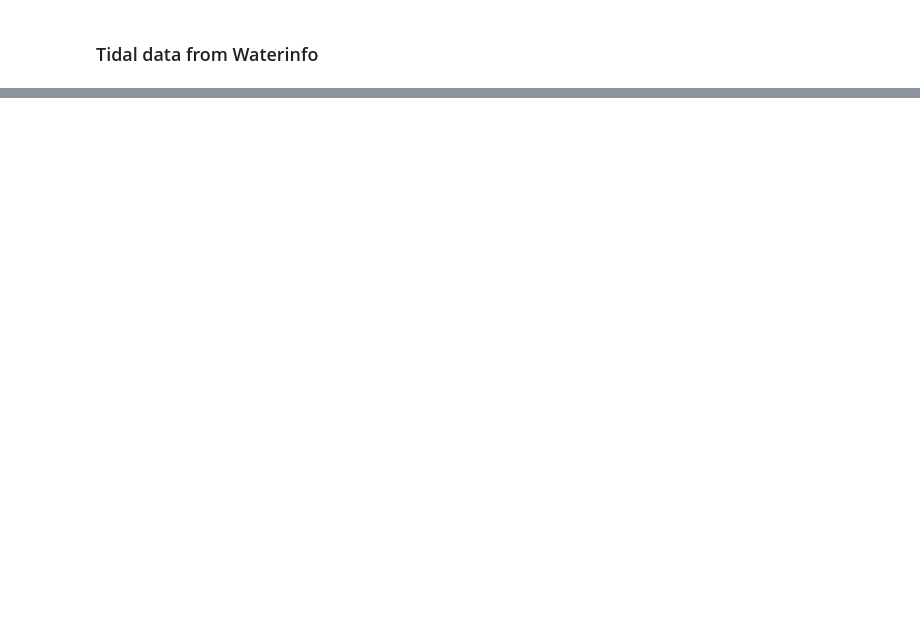
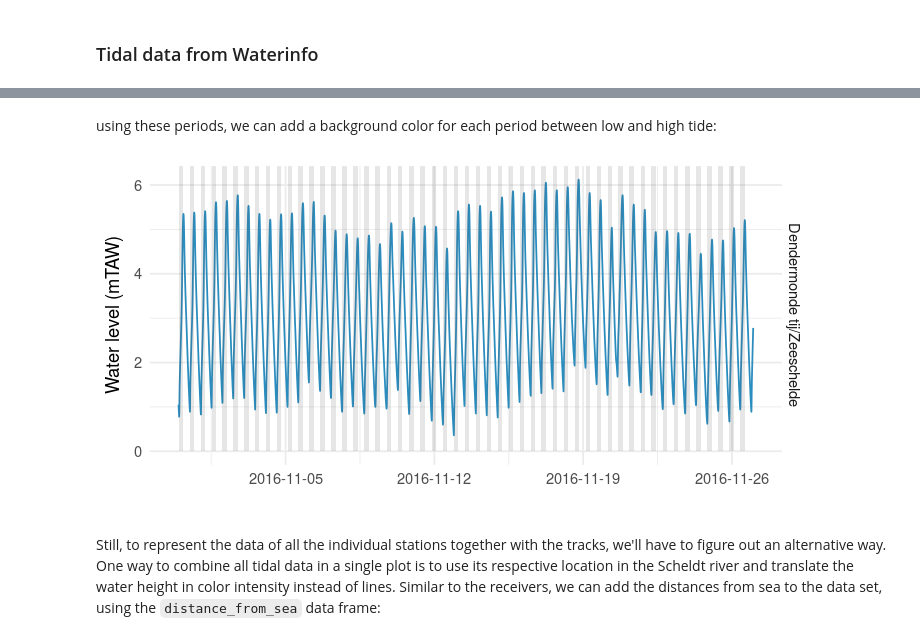
Before and after one commit to inbo/oscibio, a Jupyter notebook: content/posts/waterinfo-tidal.ipynb, the cells around one changed output, grey strips where cells are left out. Drawn from its saved outputs; the diff is of its cells as text; code cells hidden in the pictures; blank space fills up the shorter version.

```diff
--- a/content/posts/waterinfo-tidal.ipynb
+++ b/content/posts/waterinfo-tidal.ipynb
@@ -144,0 +205,23 @@ tidal_data <- read_csv("../files/tidal_data.csv", col_types = cols())
+# %%
+ts_id_high_tide <- read_csv("../files/scheldt_tide_waterinfo_identifiers.csv", col_types = cols()) %>%
+    filter(grepl(".HWLW.base", ts_name)) %>% # use HWLW based data
+    filter(station_name == "Dendermonde tij/Zeeschelde")
+
+# download the data similar to wateRinfo tutorial
+peaks_tide <- ts_id_high_tide %>% group_by(ts_id) %>%
+    do(get_timeseries_tsid(.$ts_id,
+                           from = min(eels$Date),
+                           to = max(eels$Date),
+                           datasource = 2)) %>%
+    ungroup() %>%
+    left_join(ts_id_high_tide, by = "ts_id") %>%
+    select(Timestamp, Value, station_no, station_name) %>%
+    rename(tide_value = Value)
+
+# reformat to tidal start and end periods:
+tide_periods <- peaks_tide %>%
+    mutate(high_water = if_else(tide_value > 3, "end", "start")) %>%
+    mutate(tide_id = sort(rep(seq(1, nrow(peaks_tide)/2 + 1), 2))[1:nrow(peaks_tide)]) %>%
+    select(Timestamp, tide_id, high_water) %>%
+    spread(key = high_water, value = Timestamp)
+head(tide_periods)
@@ -145,3 +236,13 @@ tidal_data <- read_csv("../files/tidal_data.csv", col_types = cols())
+# %% [markdown]
+using these periods, we can add a background color for each period between low and high tide:
+# %%
+tidal_plot + geom_rect(data = tide_periods %>% filter(start > "2016-10-31", end <= "2016-11-30"),
+              aes(xmin = start, xmax = end, ymin = 0, ymax = Inf),
+              alpha = 0.15)
+# %% [output]
+[figure, added]
+# %% [markdown]
+Still, to represent the data of all the individual stations together with the tracks, we'll have to figure out an alternative way. One way to combine all tidal data in a single plot is to use its respective location in the Scheldt river and translate the water height in color intensity instead of lines. Similar to the receivers, we can add the distances from sea to the data set, using the `distance_from_sea` data frame:
 # %%
 tidal_data <- tidal_data %>%
     left_join(distance_from_sea, by = c("station_name" = "station"))
```
Also changed, not shown: parts of 77 cells of this notebook.
